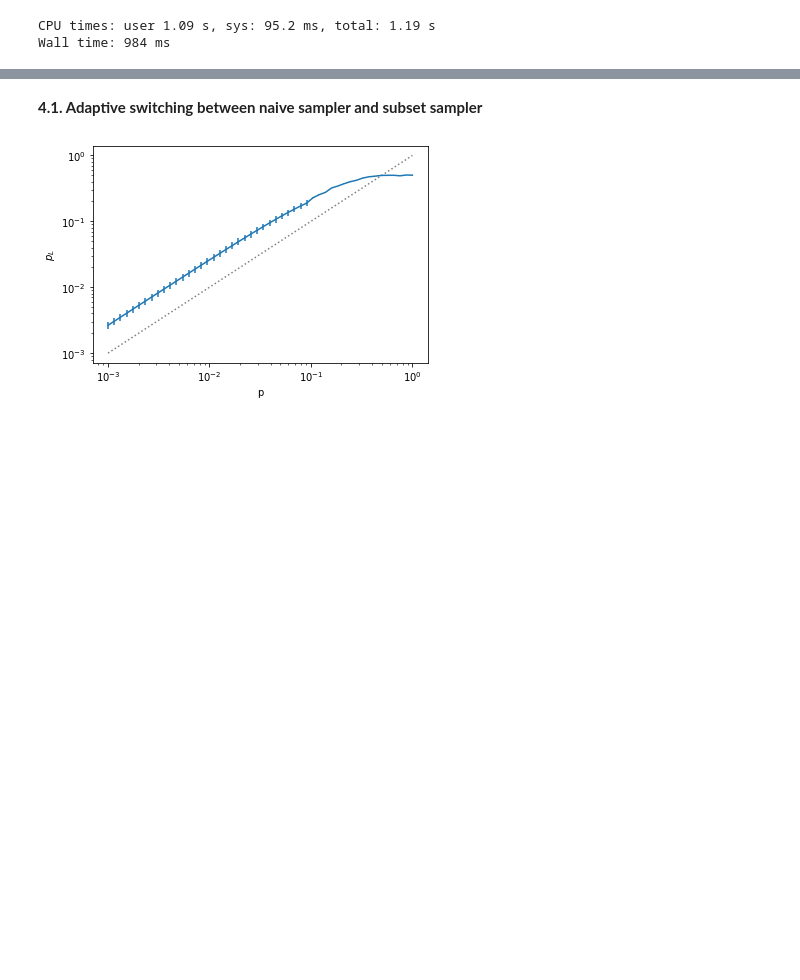
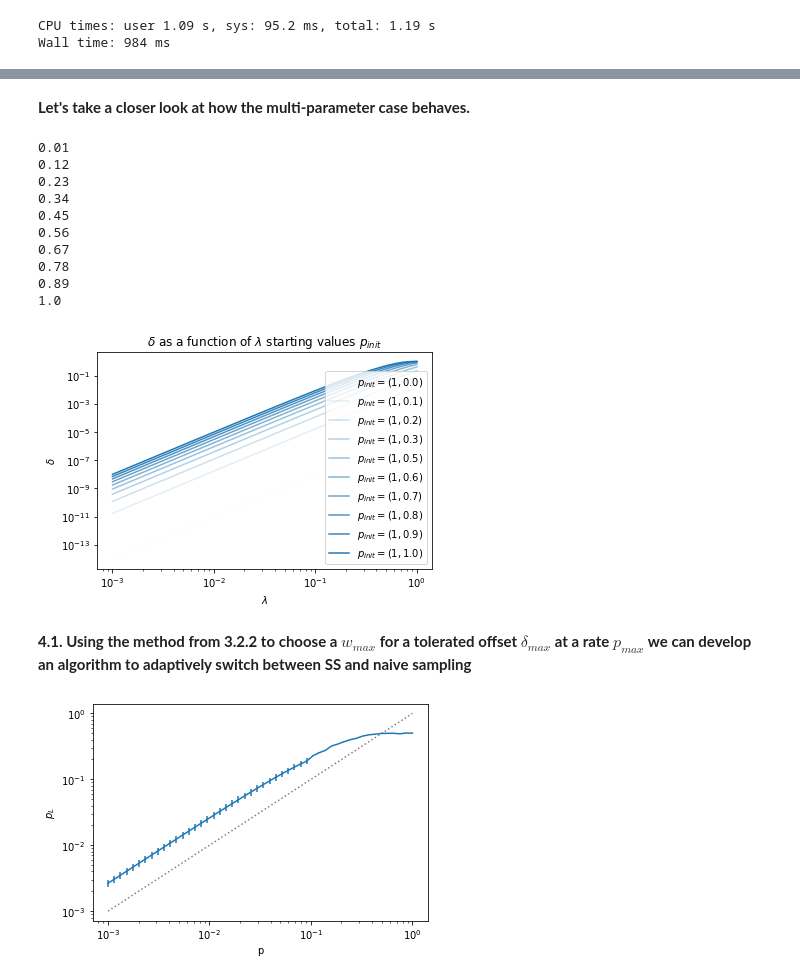
Before and after one commit to dpwinter/PECOS_WS_solutions, a Jupyter notebook: subset_sampling.ipynb, the cells around one changed output, grey strips where cells are left out. Cells and saved outputs as stored; diff of their text form; code cells hidden in the pictures; blank space fills up the shorter version.

```diff
--- a/subset_sampling.ipynb
+++ b/subset_sampling.ipynb
@@ -668,5 +671,38 @@ Wall time: 7.34 s
+# %% [markdown]
+**Let's take a closer look at how the multi-parameter case behaves.**
+# %%
+lambdas = np.logspace(-3, 0, 100) # physical error rates
+scale = lambda p_init, lambdas=lambdas: p_init * lambdas
+idss = [one_qb_gate_locs, two_qb_gate_locs]
+
+plt.xscale('log')
+plt.yscale('log')
+plt.xlabel(r'$\lambda$')
+plt.ylabel(r'$\delta$')
+
+ws = [2,2]
+n_samples = 20
+for s in np.linspace(1e-2, 1, 10):
+    pss = np.array([scale(1), scale(s)])
+    p_L_low, p_L_up, std = subset_sampler(n_samples, idss, pss, ws)
+    plt.plot(lambdas, p_L_up - p_L_low, c='tab:blue', alpha=s, label=r'$p_{init}=(1,$%.1f)' % s)
+plt.title(r'$\delta$ as a function of $\lambda$ starting values $p_{init}$')
+plt.legend()
+plt.show()
+# %% [output]
+0.01
+0.12
+0.23
+0.34
+0.45
+0.56
+0.67
+0.78
+0.89
+1.0
+[figure, added]
 # %% [markdown]
-**4.1. Adaptive switching between naive sampler and subset sampler**
+**4.1. Using the method from 3.2.2 to choose a $w_{max}$ for a tolerated offset $\delta_{max}$ at a rate $p_{max}$ we can develop an algorithm to adaptively switch between SS and naive sampling**
 # %%
 %%time
 nCr = lambda n,r: factorial(n) / (factorial(r)*factorial(n-r)) # vectorized combination
```
Also changed, not shown: parts of 12 cells of this notebook.
